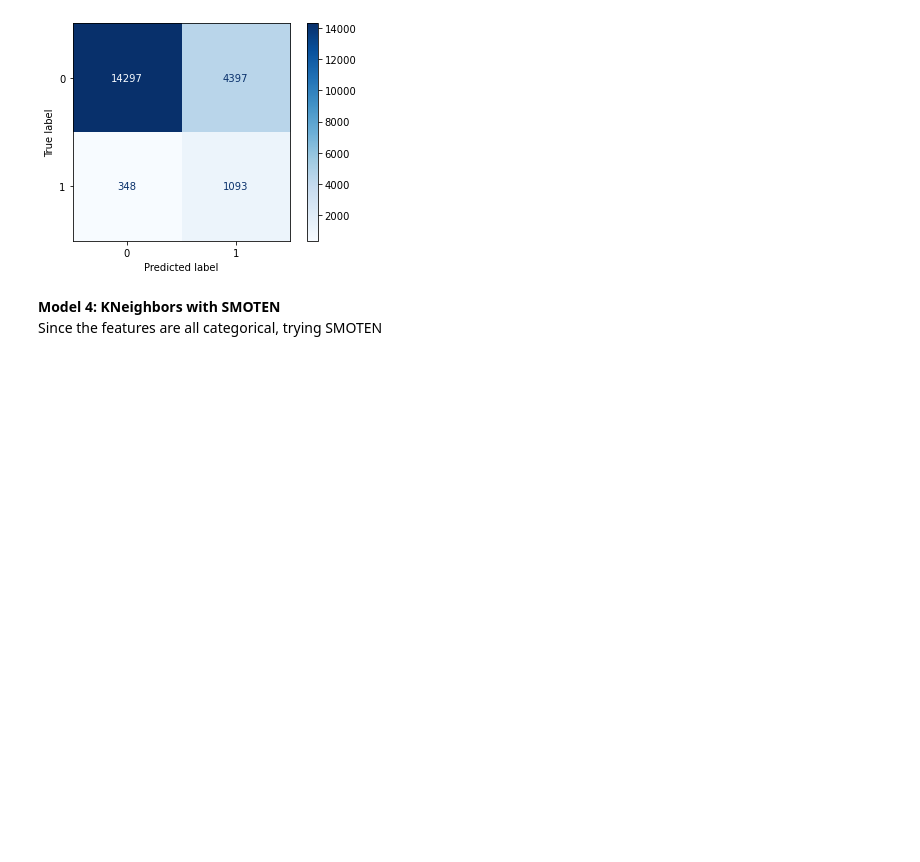
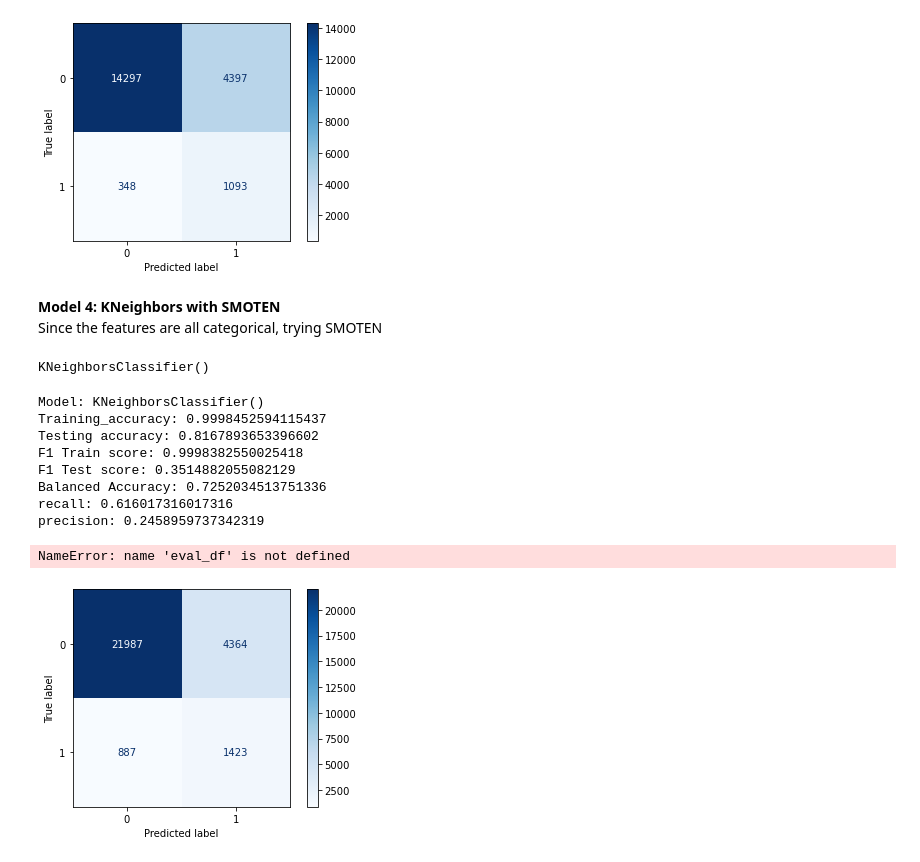
Before and after one commit to DeeVerma1/Project-4, a Jupyter notebook: code/03.3-Model-Tuning-Surveillance.ipynb, the cells around one changed output. Drawn from its saved outputs; the diff is of its cells as text; code cells hidden in the pictures; blank space fills up the shorter version.

```diff
--- a/code/03.3-Model-Tuning-Surveillance.ipynb
+++ b/code/03.3-Model-Tuning-Surveillance.ipynb
@@ -412,6 +430,29 @@ precision: 0.19908925318761383
 # %% [markdown]
 **Model 4: KNeighbors with SMOTEN**
 Since the features are all categorical, trying SMOTEN
+# %%
+sm= SMOTEENN(random_state=42)
+# %%
+X_train_sm,y_train_sm=sm.fit_resample(X_train_dum,y_train)
+# %%
+knn=KNeighborsClassifier()
+# %%
+knn.fit(X_train_sm,y_train_sm)
+# %% [output]
+KNeighborsClassifier()
+# %%
+model_eval(knn, 4, X_train_sm, y_train_sm, X_test_dum, y_test, 'KNN with SMOTEN')
+# %% [output]
+Model: KNeighborsClassifier()
+Training_accuracy: 0.9998452594115437
+Testing accuracy: 0.8167893653396602
+F1 Train score: 0.9998382550025418
+F1 Test score: 0.3514882055082129
+Balanced Accuracy: 0.7252034513751336
+recall: 0.616017316017316
+precision: 0.2458959737342319
+NameError: name 'eval_df' is not defined
+[figure, added]
 # %%
 pipe=Pipeline([
     ('sm', SMOTEN(random_state=42)),
```
Also changed, not shown: parts of 20 cells of this notebook, 3 other files.
